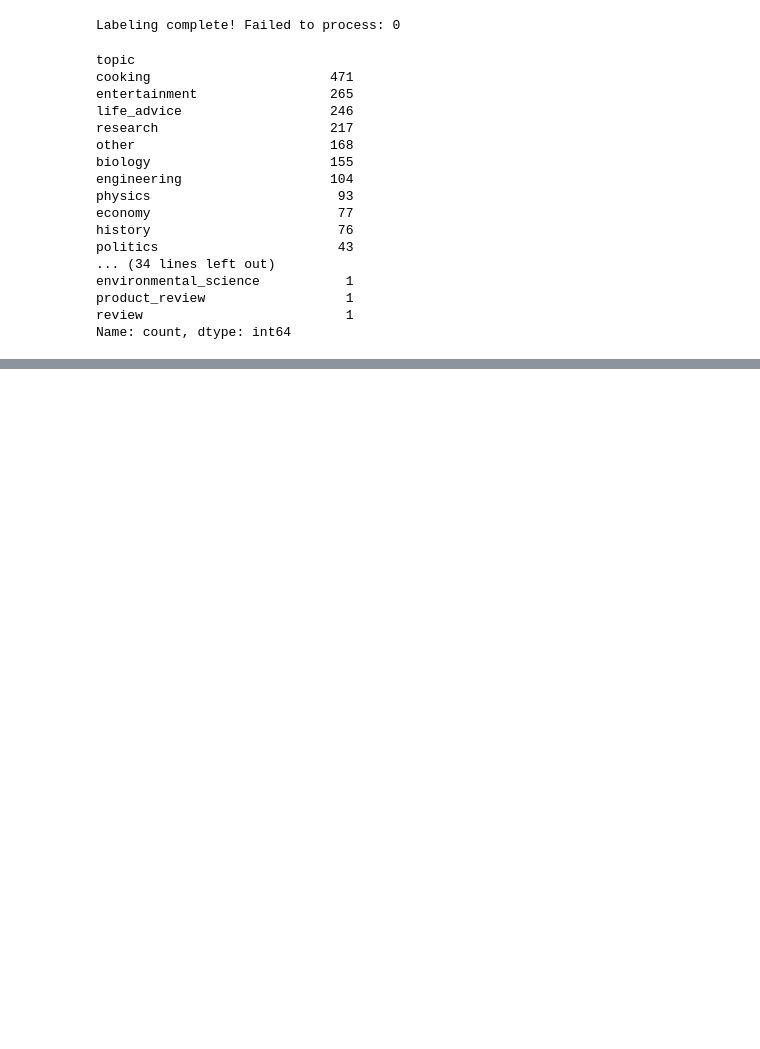
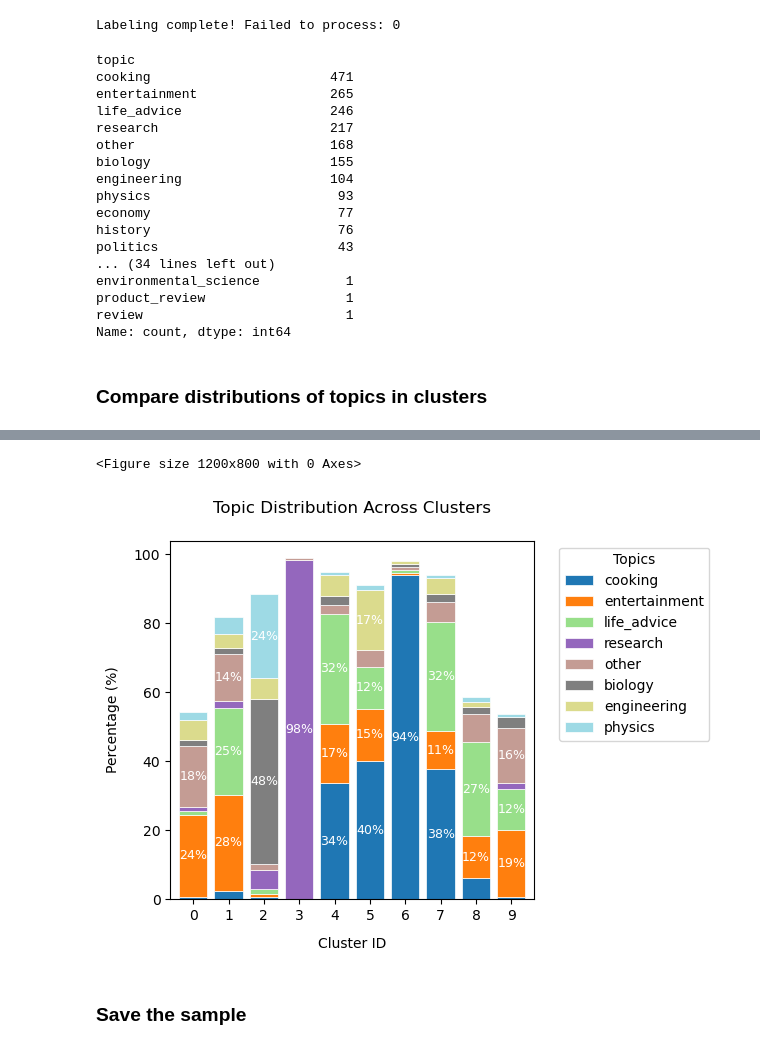
Before and after one commit to klyuchnikova/brain-hard-auto, a Jupyter notebook: BenchBuilder/label.ipynb, the cells around one changed output, grey strips where cells are left out. Drawn from its saved outputs; the diff is of its cells as text; code cells hidden in the pictures; blank space fills up the shorter version.

Commit message:
generated sample jsonl

```diff
--- a/BenchBuilder/label.ipynb
+++ b/BenchBuilder/label.ipynb
@@ -978,6 +967,75 @@ environmental_science           1
 product_review                  1
 review                          1
 Name: count, dtype: int64
+# %% [markdown]
+### Compare distributions of topics in clusters
 # %%
-data.columns
+import pandas as pd
+import matplotlib.pyplot as plt
+import numpy as np
+
+# 1. Create cluster-topic frequency matrix
+cluster_topic = pd.crosstab(data['cluster'], data['topic'], normalize='index') * 100
+
+# 2. Print dominant topics per cluster (top 60% cumulative)
+print("Dominant Topics per Cluster:")
+print("=" * 40)
+for cluster in cluster_topic.index:
+    # Get sorted topics for this cluster
+    topics = cluster_topic.loc[cluster].sort_values(ascending=False)
+
+    # Calculate cumulative percentage
+    cumsum = topics.cumsum()
+    dominant = topics[cumsum <= 60]
+
+    # Format output
+    topics_str = ", ".join([f"{t} ({p:.1f}%)" for t, p in dominant.items()])
+    print(f"Cluster {cluster}: {topics_str}")
+
+# 3. Visualize with stacked bar plot
+plt.figure(figsize=(12, 8))
+
+# Get top N topics by overall frequency
+top_topics = data['topic'].value_counts().nlargest(8).index
+cluster_topic_top = cluster_topic[top_topics]
+
+# Plot
+ax = cluster_topic_top.plot.bar(
+    stacked=True,
+    width=0.8,
+    colormap='tab20',
+    edgecolor='white',
+    linewidth=0.5
+)
+
+# Customize
+plt.title("Topic Distribution Across Clusters", pad=20)
+plt.xlabel("Cluster ID", labelpad=10)
+plt.ylabel("Percentage (%)", labelpad=10)
+plt.xticks(rotation=0)
+plt.legend(
+    title="Topics",
+    bbox_to_anchor=(1.05, 1),
+    loc='upper left'
+)
+
+# Add value labels for >10%
+for i, cluster in enumerate(cluster_topic_top.index):
+    bottom = 0
+    for topic in cluster_topic_top.columns:
+        val = cluster_topic_top.loc[cluster, topic]
+        if val > 10:
+            ax.text(
+                i,
+                bottom + val/2,
+                f"{val:.0f}%",
+                ha='center',
+                va='center',
+                color='white',
+                fontsize=9
+            )
+        bottom += val
+
+plt.tight_layout()
+plt.show()
 # %% [output]
@@ -988,0 +1054,4 @@ Index(['specificity', 'domain_knowledge', 'complexity', 'problem_solving',
+<Figure size 1200x800 with 0 Axes>
+[figure, added]
+# %% [markdown]
+### Save the sample
```
Also changed, not shown: parts of 4 cells of this notebook, 1 other file.
